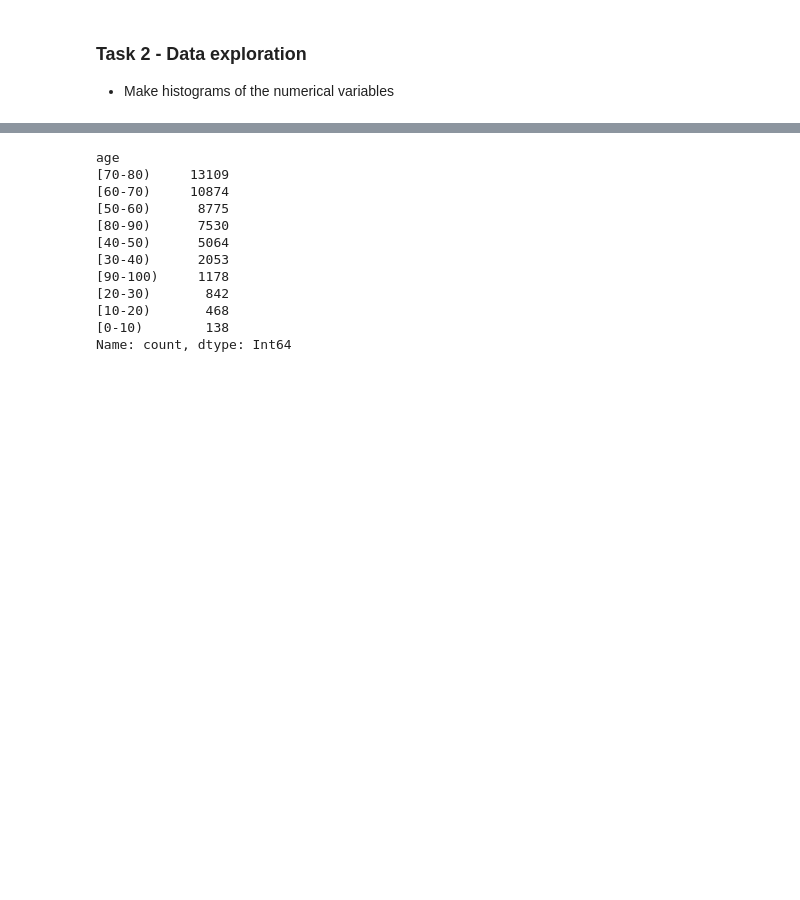
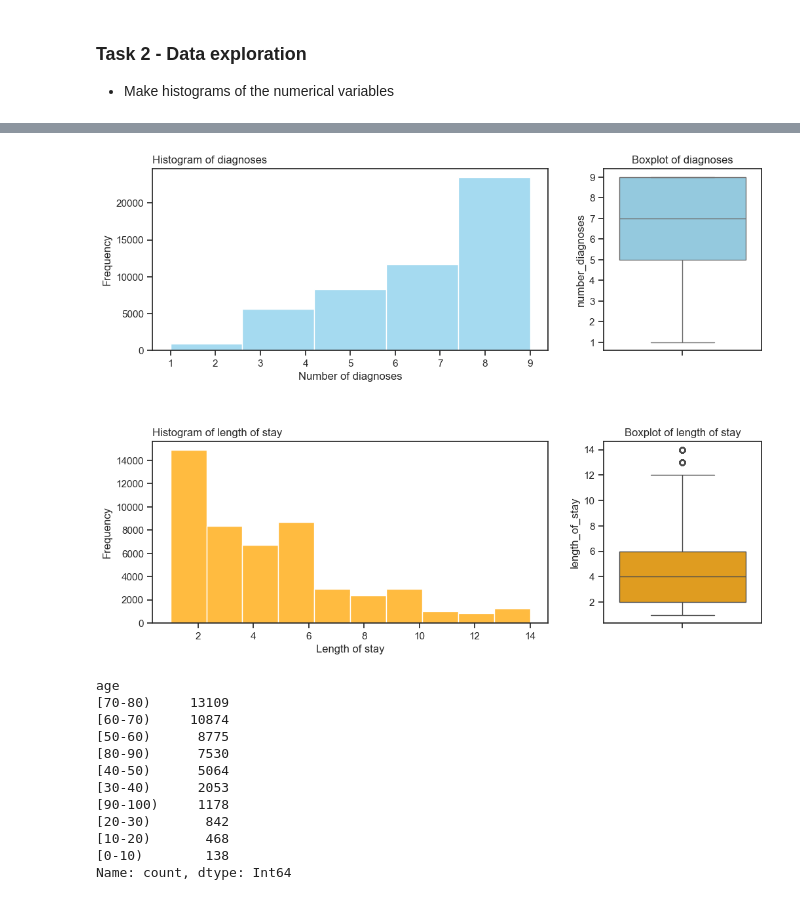
Before and after one commit to johnmarquess/IFN509, a Jupyter notebook: Assignment1_submission/assigment1_analysis.ipynb, the cells around one changed output, grey strips where cells are left out. Saved outputs shown, nothing was run; the diff lists cells and outputs as text; code cells hidden in the pictures; blank space fills up the shorter version.

```diff
--- a/Assignment1_submission/assigment1_analysis.ipynb
+++ b/Assignment1_submission/assigment1_analysis.ipynb
@@ -186,3 +253,25 @@ sns.boxplot(data=d1[['number_inpatient', 'number_outpatient', 'number_emergency'
+# %%
+fig, axes = plt.subplots(2, 2, figsize=(12, 9), gridspec_kw={'width_ratios': [2.5, 1]})
+
+sns.histplot(data=d1['number_diagnoses' ], ax=axes[0,0] ,bins = 5, color='skyblue')
+axes[0,0].set_title('Histogram of diagnoses', loc='left')
+axes[0,0].set_xlabel('Number of diagnoses')
+axes[0,0].set_ylabel('Frequency')
+
+sns.boxplot(data=d1['number_diagnoses'], ax=axes[0,1] ,color='skyblue')
+axes[0,1].set_title(f'Boxplot of diagnoses')
+
+sns.histplot(data=d1['length_of_stay' ], ax=axes[1,0] ,bins = 10, color='orange')
+axes[1,0].set_title('Histogram of length of stay', loc='left')
+axes[1,0].set_xlabel('Length of stay')
+axes[1,0].set_ylabel('Frequency')
+
+sns.boxplot(data=d1['length_of_stay'], ax=axes[1,1] ,color='orange')
+axes[1,1].set_title(f'Boxplot of length of stay')
+
+plt.subplots_adjust(hspace=0.5)
+# %% [output]
+[figure, added]
 # %%
 d1.age.value_counts(dropna=False)
 # %% [output]
```
Also changed, not shown: parts of 25 cells of this notebook, 1 other file.
